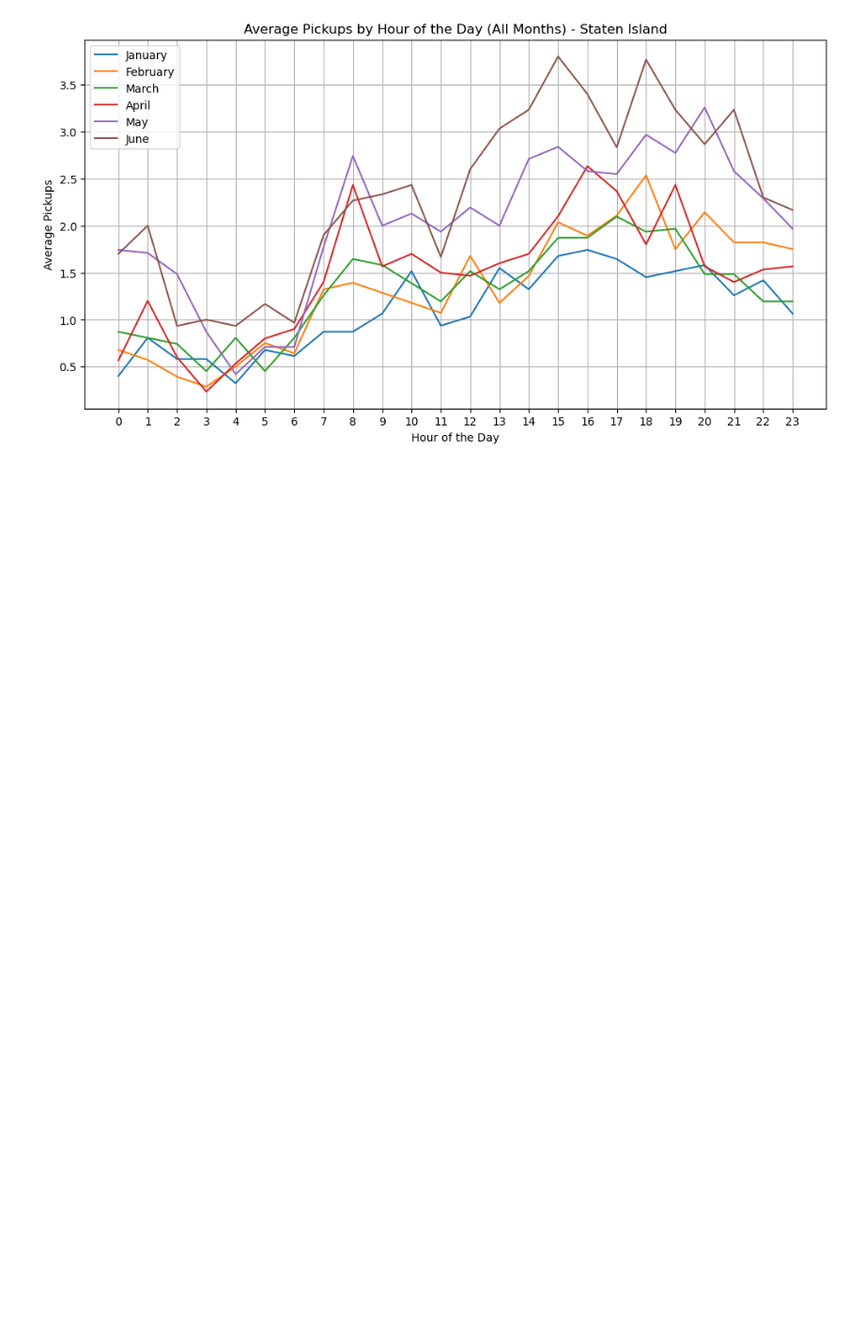
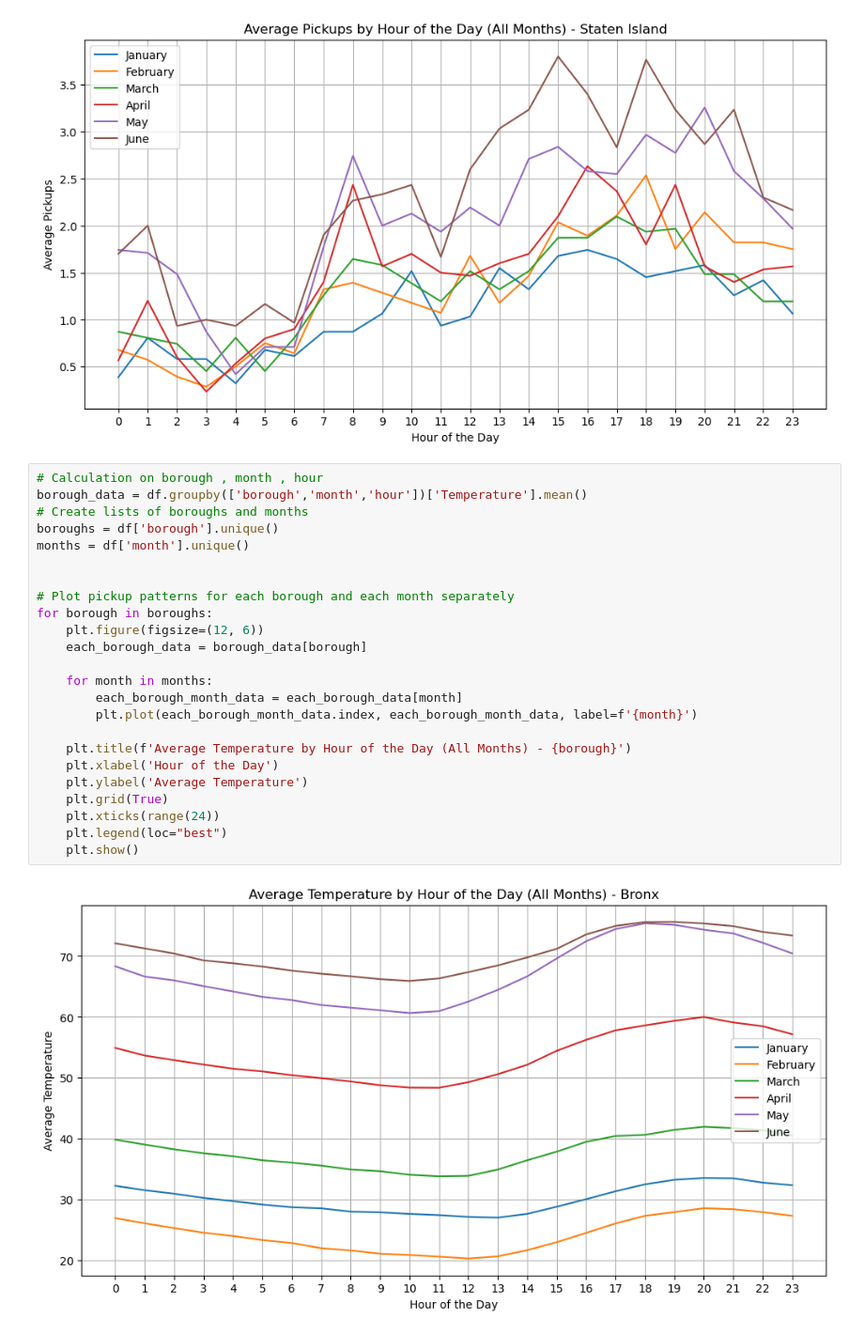
Before and after one commit to Jherza-X/Project1-Group9, a Jupyter notebook: Uber-Weather-Project/project-1 - Q3.ipynb, the cells around one changed output. Shown at 94% size. Saved outputs shown, nothing was run; the diff lists cells and outputs as text; blank space fills up the shorter version.

```diff
--- a/Uber-Weather-Project/project-1 - Q3.ipynb
+++ b/Uber-Weather-Project/project-1 - Q3.ipynb
@@ -200,3 +197,29 @@ for borough in boroughs:
 [figure]
 [figure]
 [figure]
+# %%
+# Calculation on borough , month , hour
+borough_data = df.groupby(['borough','month','hour'])['Temperature'].mean()
+# Create lists of boroughs and months
+boroughs = df['borough'].unique()
+months = df['month'].unique()
+
+
+# Plot pickup patterns for each borough and each month separately
+for borough in boroughs:
+    plt.figure(figsize=(12, 6))
+    each_borough_data = borough_data[borough]
+
+    for month in months:
+        each_borough_month_data = each_borough_data[month]
+        plt.plot(each_borough_month_data.index, each_borough_month_data, label=f'{month}')
+
+    plt.title(f'Average Temperature by Hour of the Day (All Months) - {borough}')
+    plt.xlabel('Hour of the Day')
+    plt.ylabel('Average Temperature')
+    plt.grid(True)
+    plt.xticks(range(24))
+    plt.legend(loc="best")
+    plt.show()
+# %% [output]
+[figure, added]
```
Also changed, not shown: parts of 4 cells of this notebook.
